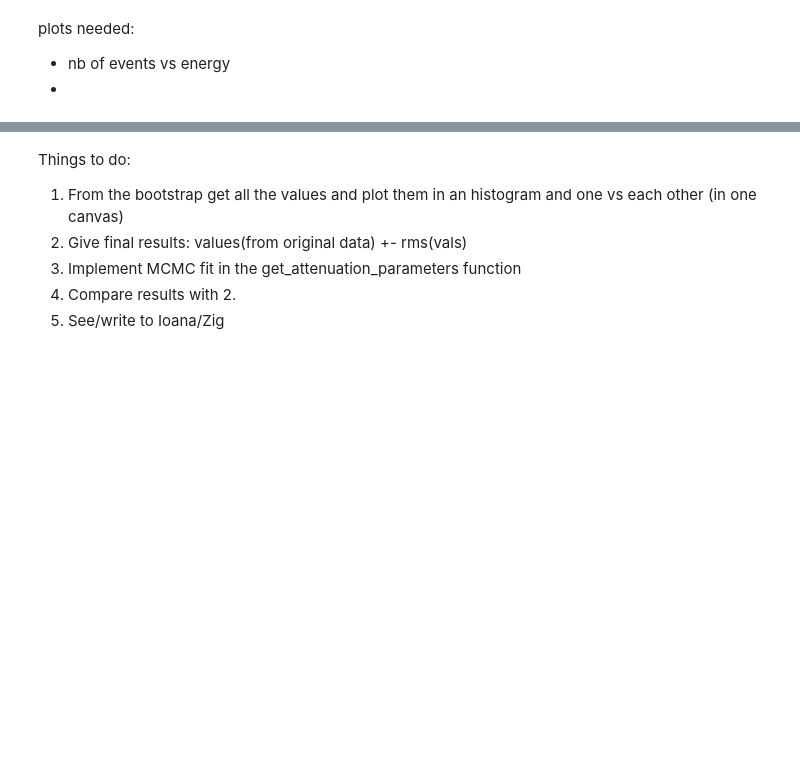
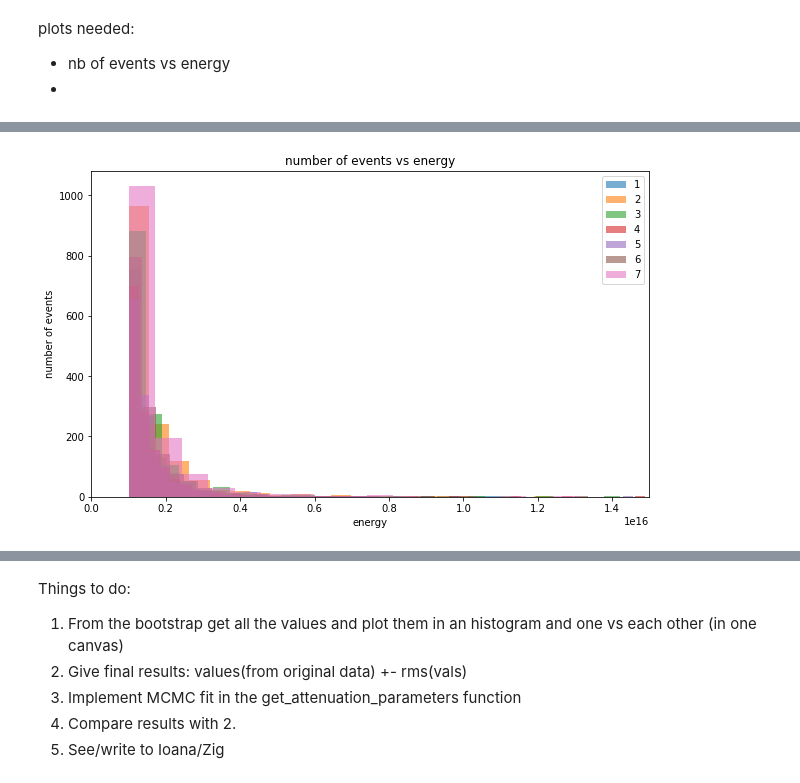
Before and after one commit to njohnsto/stage, a Jupyter notebook: cic_att/GenData.ipynb, the cells around one changed output, grey strips where cells are left out. Cells and saved outputs as stored; diff of their text form; code cells hidden in the pictures; blank space fills up the shorter version.

```diff
--- a/cic_att/GenData.ipynb
+++ b/cic_att/GenData.ipynb
@@ -47,16 +65,24 @@ ax1.hist(data.cos2,bins=100 )
 # %%
 #### fit the attenuation curve
 data,groups = set_intensity(data, nr_of_bins)
-#print(data)
-print(groups.size())
-print(groups.s125)
-for name, group in groups:
+#print(groups.size())
+#print(groups.s125)
+#for name, group in groups:
     #do the plotting here
-    print(group.s125)
-### input value the reference intesity
+fig2, ax2 =plt.subplots(figsize=(10,6))
+groups.energy.plot.hist(bins=50,alpha=0.6,legend=True)
+ax2.set_xlim(0,1.5*10**16)
+plt.xlabel('energy')
+plt.ylabel('number of events')
+plt.title('number of events vs energy')
+
+
+### input value the reference intensity
 intensity = 100
-#vals, s125_fit, bins2 , s125_fit_error= get_data_to_fit(data, intensity, nr_of_bins)
+vals, s125_fit, bins2 , s125_fit_error= get_data_to_fit(data, intensity, nr_of_bins)
 #print(bins2)
-#values, cov = get_attenuation_parameters(s125_fit, bins2)
+values, cov = get_attenuation_parameters(s125_fit, bins2)
 
 #print(values)
+# %% [output]
+[figure, added]
```
Also changed, not shown: parts of 6 cells of this notebook.
